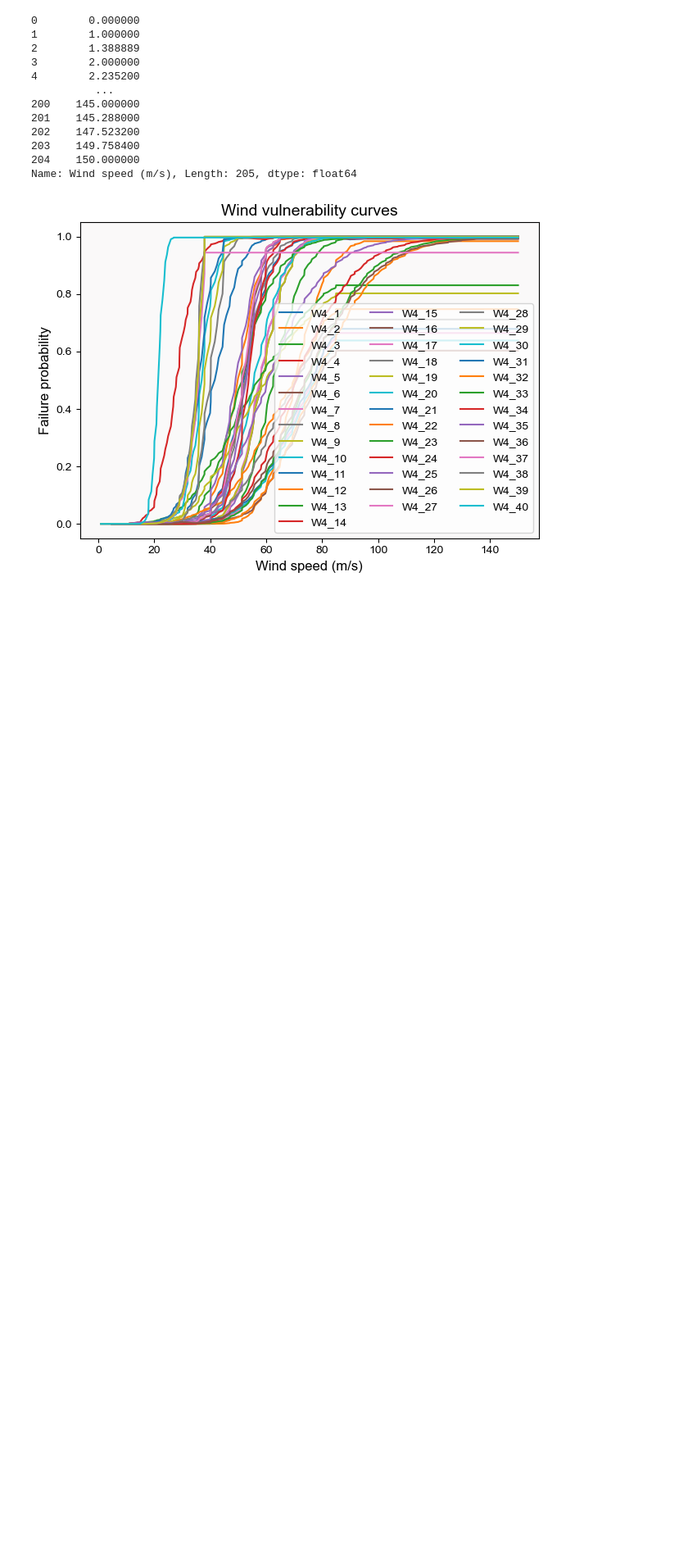
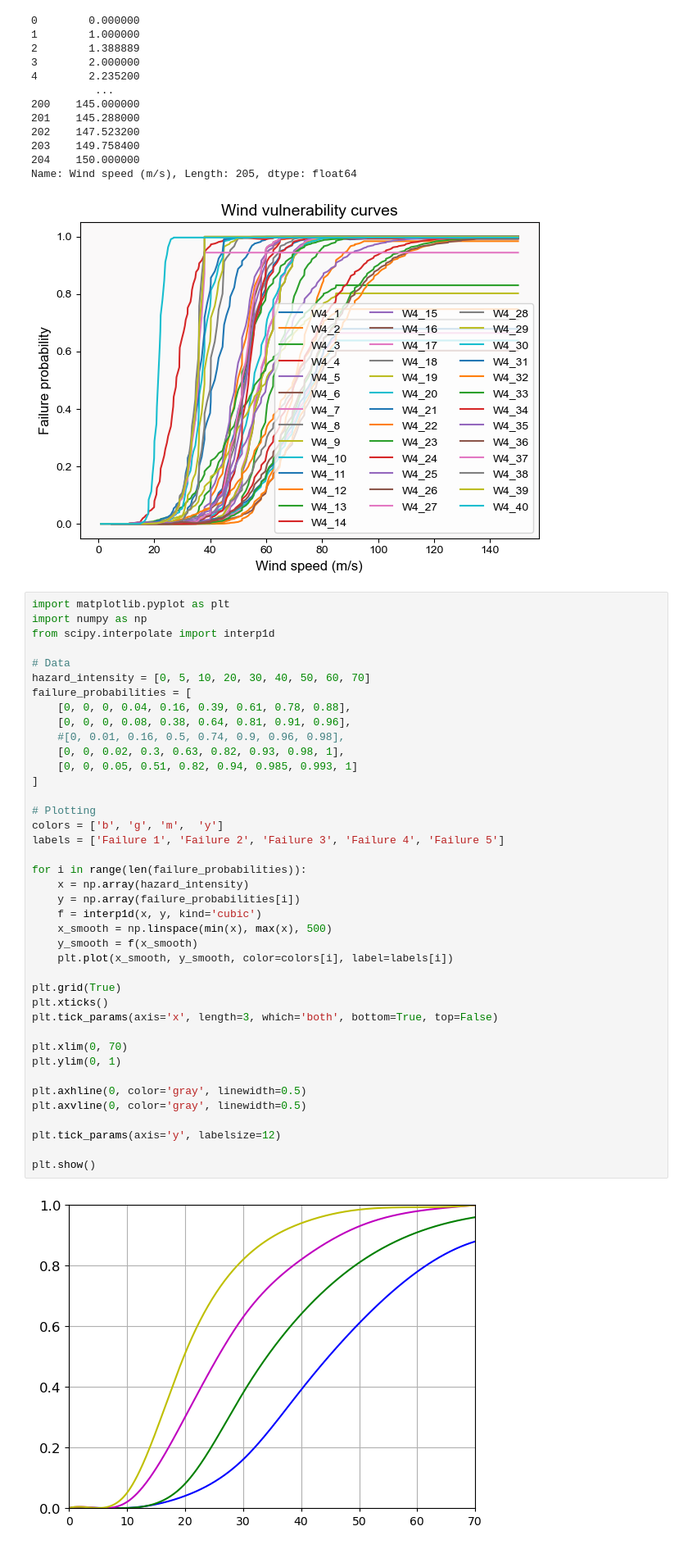
Before and after one commit to Mengqi-Ye/pg_risk_analysis, a Jupyter notebook: figures/fragility_curves_figure.ipynb, the cells around one changed output. Shown at 82% size. Cells and saved outputs as stored; diff of their text form; blank space fills up the shorter version.

Commit message:
add figures

```diff
--- a/figures/fragility_curves_figure.ipynb
+++ b/figures/fragility_curves_figure.ipynb
@@ -249,3 +249,45 @@ fig.savefig(os.path.join(data_path,'Figures','flooding_vulnerability_curves.jpg'
 204    150.000000
 Name: Wind speed (m/s), Length: 205, dtype: float64
 [figure]
+# %%
+import matplotlib.pyplot as plt
+import numpy as np
+from scipy.interpolate import interp1d
+
+# Data
+hazard_intensity = [0, 5, 10, 20, 30, 40, 50, 60, 70]
+failure_probabilities = [
+    [0, 0, 0, 0.04, 0.16, 0.39, 0.61, 0.78, 0.88],
+    [0, 0, 0, 0.08, 0.38, 0.64, 0.81, 0.91, 0.96],
+    #[0, 0.01, 0.16, 0.5, 0.74, 0.9, 0.96, 0.98],
+    [0, 0, 0.02, 0.3, 0.63, 0.82, 0.93, 0.98, 1],
+    [0, 0, 0.05, 0.51, 0.82, 0.94, 0.985, 0.993, 1]
+]
+
+# Plotting
+colors = ['b', 'g', 'm',  'y']
+labels = ['Failure 1', 'Failure 2', 'Failure 3', 'Failure 4', 'Failure 5']
+
+for i in range(len(failure_probabilities)):
+    x = np.array(hazard_intensity)
+    y = np.array(failure_probabilities[i])
+    f = interp1d(x, y, kind='cubic')
+    x_smooth = np.linspace(min(x), max(x), 500)
+    y_smooth = f(x_smooth)
+    plt.plot(x_smooth, y_smooth, color=colors[i], label=labels[i])
+
+plt.grid(True)
+plt.xticks()
+plt.tick_params(axis='x', length=3, which='both', bottom=True, top=False)
+
+plt.xlim(0, 70)
+plt.ylim(0, 1)
+
+plt.axhline(0, color='gray', linewidth=0.5)
+plt.axvline(0, color='gray', linewidth=0.5)
+
+plt.tick_params(axis='y', labelsize=12)
+
+plt.show()
+# %% [output]
+[figure, added]
```
Also changed, not shown: parts of 4 cells of this notebook, 2 other files.
